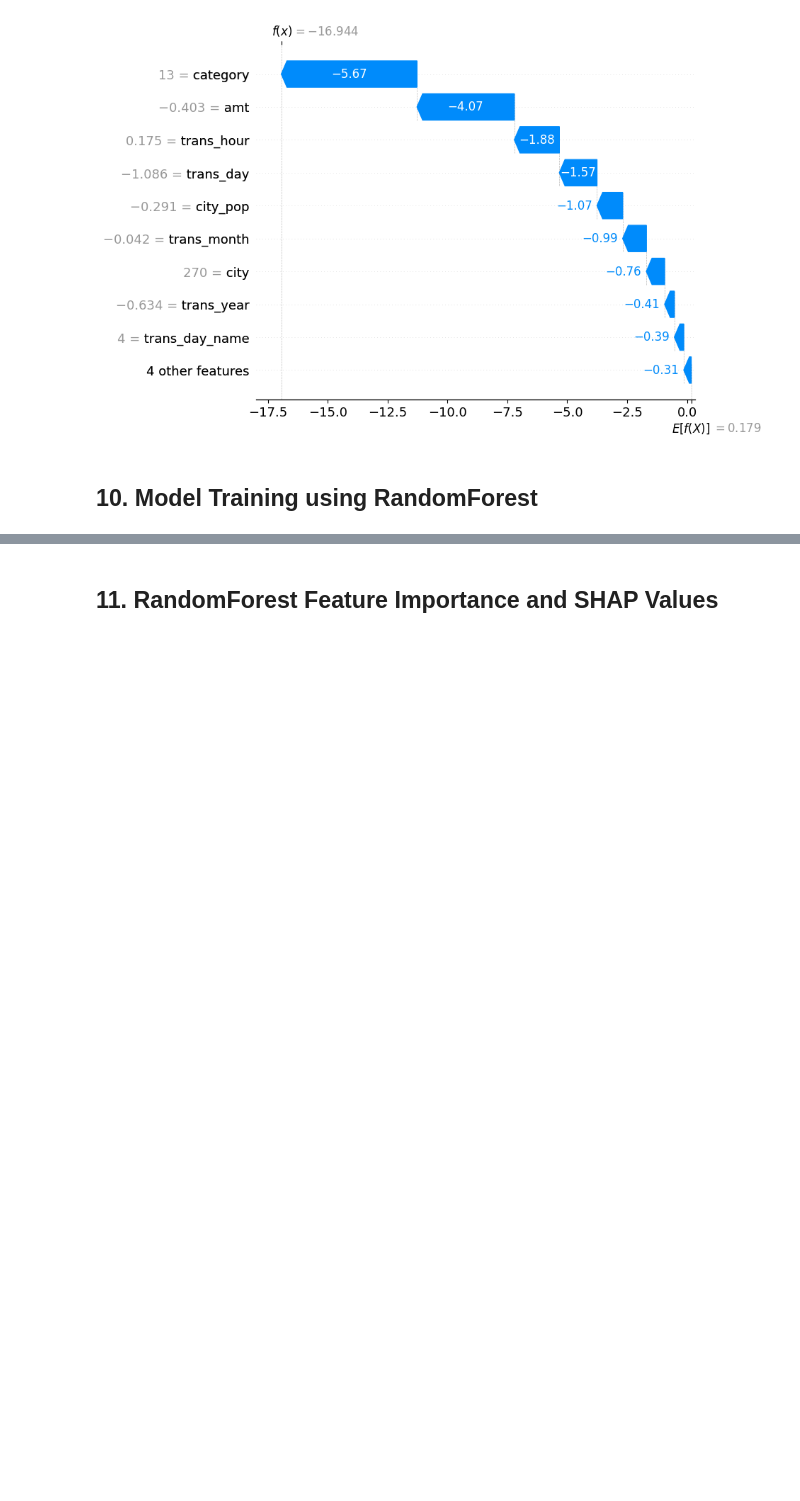
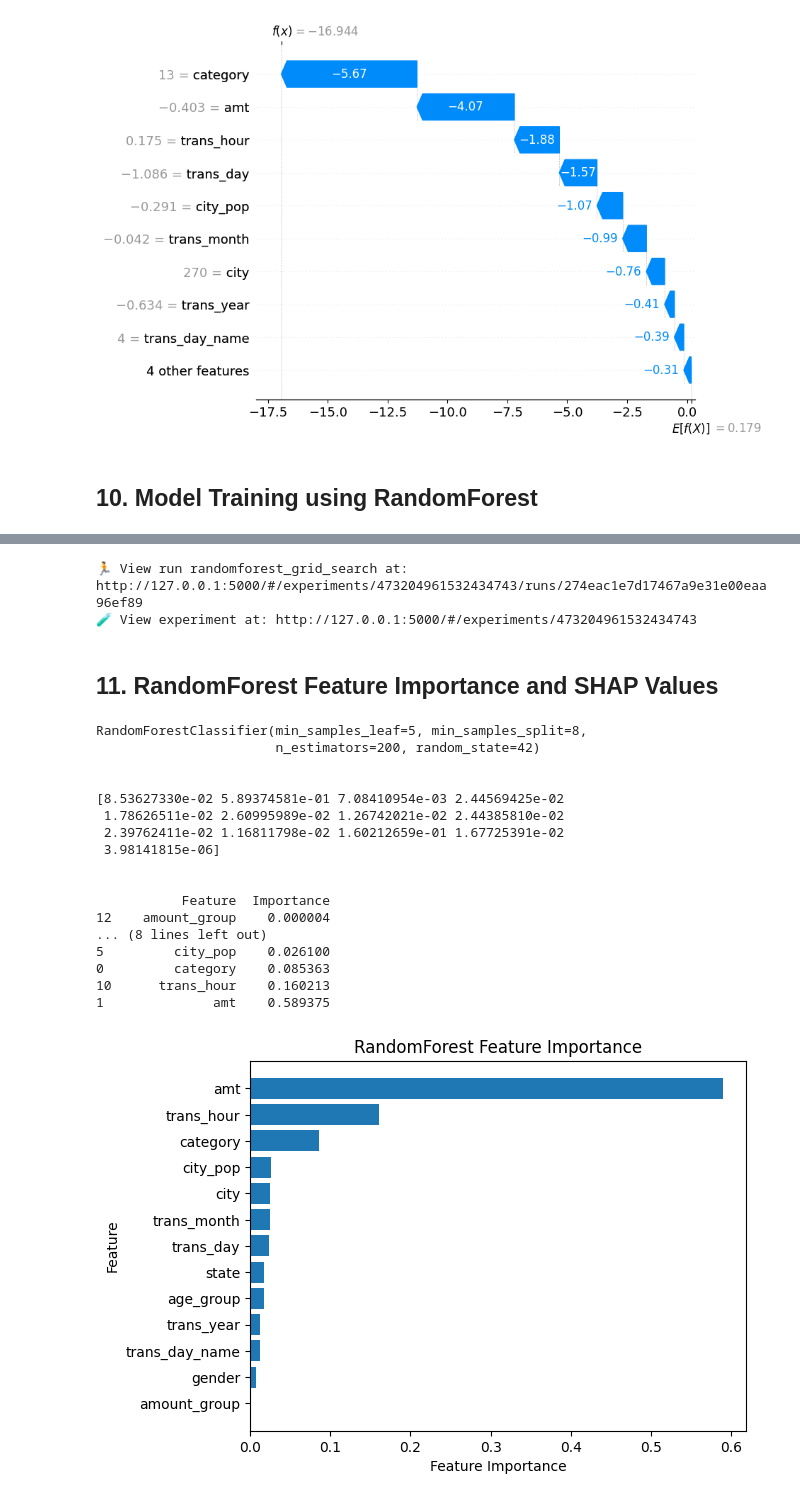
Before and after one commit to afterSt0rm/Amnil-AI-Internship, a Jupyter notebook: Credit_Card_Fraud_Detection.ipynb, the cells around one changed output, grey strips where cells are left out. Drawn from its saved outputs; the diff is of its cells as text; code cells hidden in the pictures; blank space fills up the shorter version.

```diff
--- a/Credit_Card_Fraud_Detection.ipynb
+++ b/Credit_Card_Fraud_Detection.ipynb
@@ -1175,2 +1298,71 @@ shap.plots.waterfall(shap_values[0])
+# %%
+# Initiate the MLflow run context
+with mlflow.start_run(run_name=run_name) as run:
+
+    # Log the BEST parameters found by GridSearchCV
+    mlflow.log_params(Rf_grid.best_params_)
+
+    # Log the error metrics
+    mlflow.log_metrics(metrics)
+
+    # Log an instance of the trained model for later use
+    mlflow.sklearn.log_model(sk_model = Rf_grid, input_example = X_train_subset, name = artifact_path)
+# %% [output]
+🏃 View run randomforest_grid_search at: http://127.0.0.1:5000/#/experiments/473204961532434743/runs/274eac1e7d17467a9e31e00eaa96ef89
+🧪 View experiment at: http://127.0.0.1:5000/#/experiments/473204961532434743
 # %% [markdown]
 ## 11. RandomForest Feature Importance and SHAP Values
+# %%
+best_randomforest = Rf_grid.best_estimator_
+print(best_randomforest)
+print("\n")
+
+feature_names = X_train_resampled.columns.tolist()
+
+# Get feature importance from the best estimator
+importance_scores = best_randomforest.feature_importances_
+print(importance_scores)
+print("\n")
+
+# Create a DataFrame for easy viewing and sorting
+feature_importance_df = pd.DataFrame({
+    'Feature': feature_names,
+    'Importance': importance_scores
+})
+
+# Sort by importance
+feature_importance_df = feature_importance_df.sort_values(by='Importance')
+
+print(feature_importance_df)
+print("\n")
+
+
+# Horizontal bar plot
+plt.barh(
+    feature_importance_df['Feature'],
+    feature_importance_df['Importance']
+)
+
+plt.xlabel('Feature Importance')
+plt.ylabel('Feature')
+plt.title('RandomForest Feature Importance')
+plt.show()
+# %% [output]
+RandomForestClassifier(min_samples_leaf=5, min_samples_split=8,
+                       n_estimators=200, random_state=42)
+
+
+[8.53627330e-02 5.89374581e-01 7.08410954e-03 2.44569425e-02
+ 1.78626511e-02 2.60995989e-02 1.26742021e-02 2.44385810e-02
+ 2.39762411e-02 1.16811798e-02 1.60212659e-01 1.67725391e-02
+ 3.98141815e-06]
+
+
+           Feature  Importance
+12    amount_group    0.000004
+... (8 lines left out)
+5         city_pop    0.026100
+0         category    0.085363
+10      trans_hour    0.160213
+1              amt    0.589375
+[figure, added]
```
Also changed, not shown: parts of 14 cells of this notebook, 30 other files.
